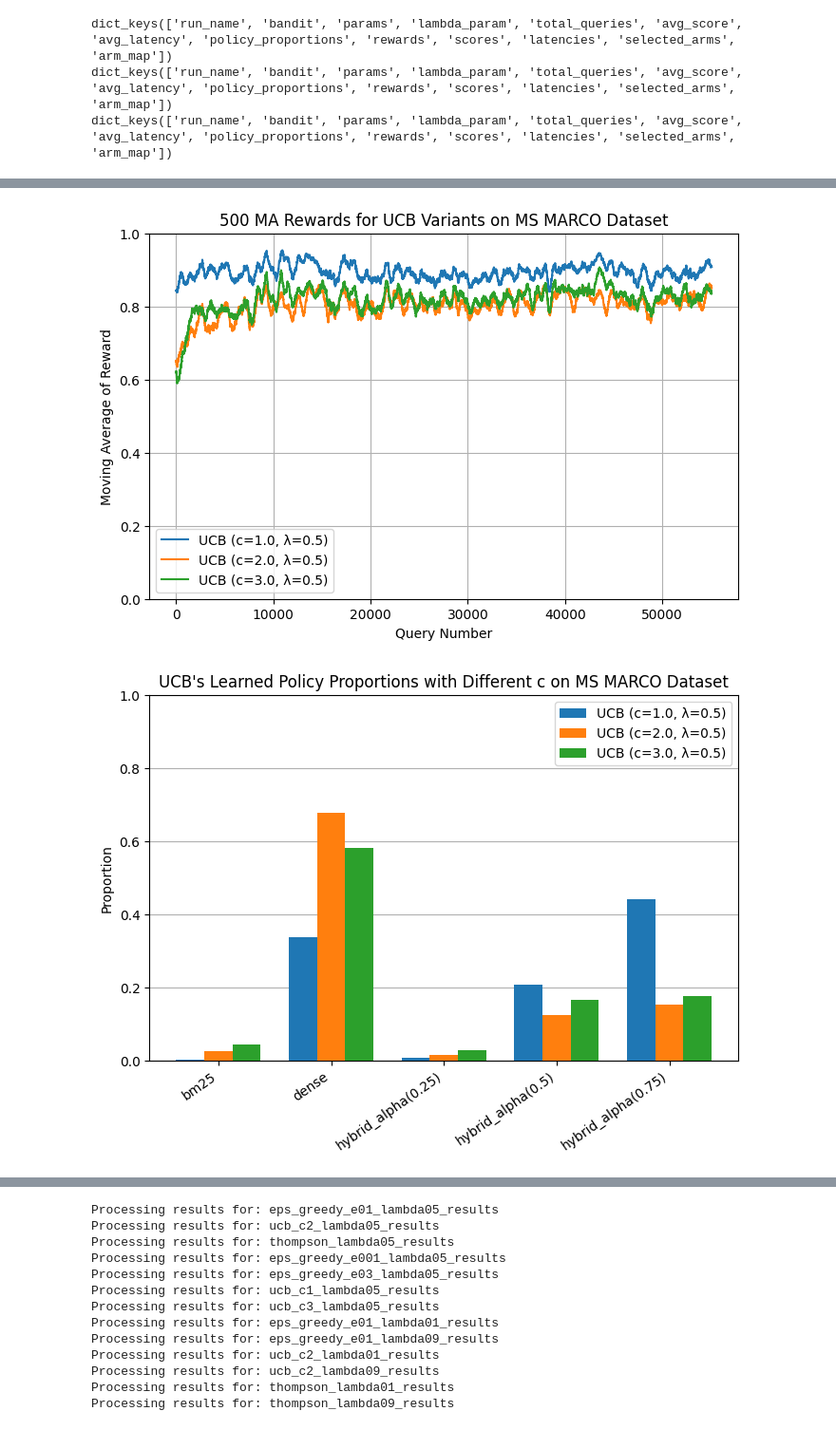
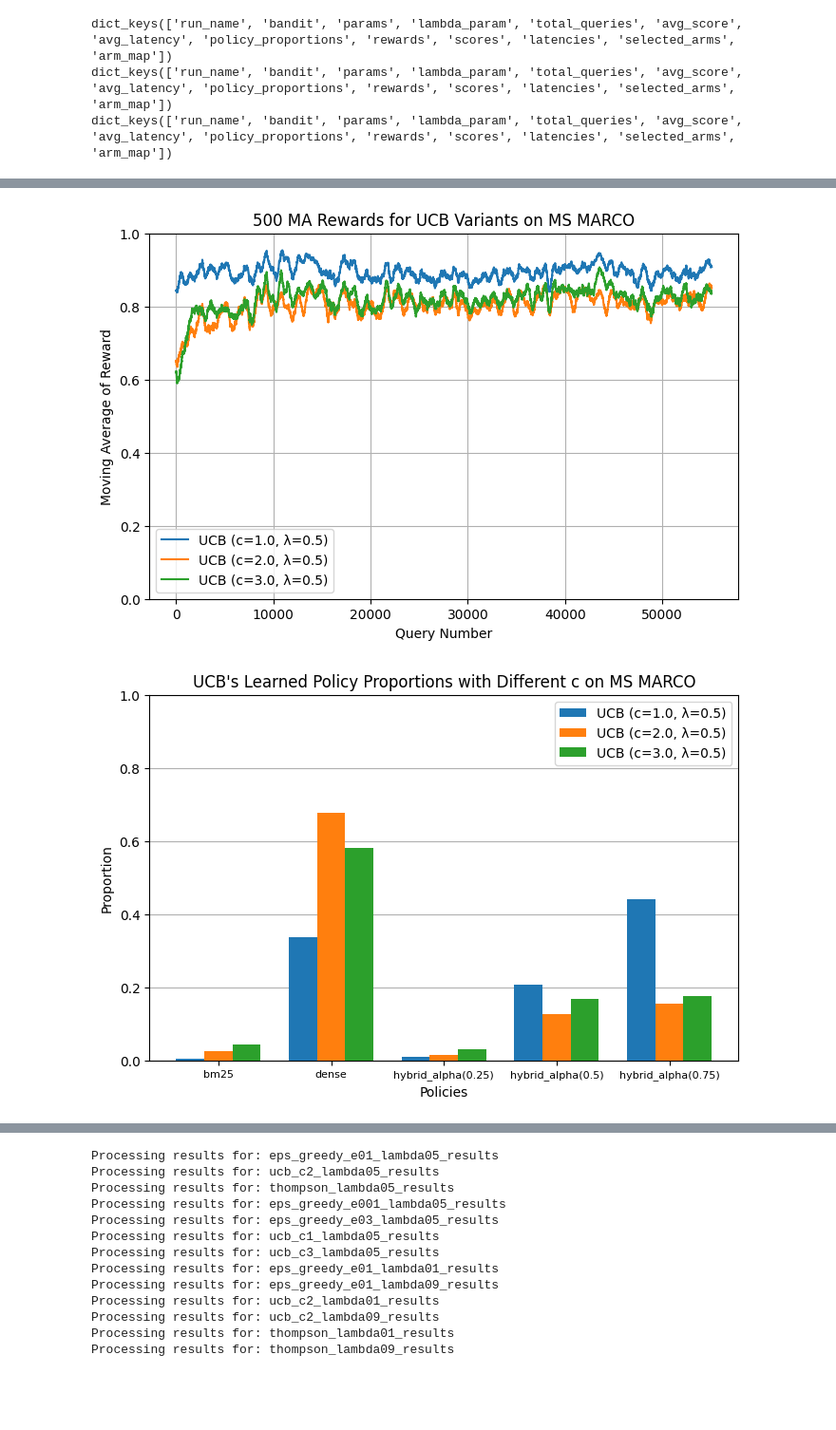
Before and after one commit to zzhenjie01/dsa4213-ay2526-group41, a Jupyter notebook: src/visualization_msmarco.ipynb, the cells around one changed output, grey strips where cells are left out. Shown at 95% size. Saved outputs shown, nothing was run; the diff lists cells and outputs as text; code cells hidden in the pictures; blank space fills up the shorter version.

```diff
--- a/src/visualization_msmarco.ipynb
+++ b/src/visualization_msmarco.ipynb
@@ -171,7 +173,7 @@ plt.figure(figsize=(8, 5))
 plt.plot(ucb_c1_lambda05_ma, label='UCB (c=1.0, λ=0.5)')
 plt.plot(ucb_c2_lambda05_ma, label='UCB (c=2.0, λ=0.5)')
 plt.plot(ucb_c3_lambda05_ma, label='UCB (c=3.0, λ=0.5)')
-plt.title(f'{WINDOW_SIZE} MA Rewards for UCB Variants on MS MARCO Dataset')
+plt.title(f'{WINDOW_SIZE} MA Rewards for UCB Variants on MS MARCO')
 plt.xlabel('Query Number')
 plt.ylabel('Moving Average of Reward')
 plt.ylim(0, 1)
@@ -188,39 +190,40 @@ plt.savefig(
 # Show the plot
 plt.show()
 # %% [output]
-[figure, old version]
+[figure, new version]
 # %%
 # Plot the policy proportions for different c values
 ucb_c1_lambda05_prop = ucb_c1_lambda05_results['policy_proportions']
 ucb_c3_lambda05_prop = ucb_c3_lambda05_results['policy_proportions']
 
 # Plot the proportions on a grouped bar chart
 policies = list(ucb_c1_lambda05_prop.keys())
 x = np.arange(len(policies))
 width = 0.25
 
 plt.figure(figsize=(8, 5))
 plt.bar(x - width, ucb_c1_lambda05_prop.values(), width, label='UCB (c=1.0, λ=0.5)', zorder = 3)
 plt.bar(x, ucb_c2_lambda05_prop.values(), width, label='UCB (c=2.0, λ=0.5)', zorder=3)
 plt.bar(x + width, ucb_c3_lambda05_prop.values(), width, label='UCB (c=3.0, λ=0.5)', zorder=3)
-plt.xticks(x, policies, rotation=35, ha='right')
+plt.xticks(x, policies, fontsize=8)
+plt.xlabel('Policies')
 plt.ylabel('Proportion')
-plt.title('UCB\'s Learned Policy Proportions with Different c on MS MARCO Dataset')
+plt.title('UCB\'s Learned Policy Proportions with Different c on MS MARCO')
 plt.ylim(0, 1)
 plt.grid(axis='y', zorder=0)
 plt.legend()
 
 # Save the plot
 plt.savefig(
     os.path.join(IMAGES_DIR, f'{DATASET_NAME}_ucb_different_c_policy_proportions.png'),
     bbox_inches='tight',
     dpi=300
 )
 
 # Show the plot
 plt.show()
 # %% [output]
-[figure, old version]
+[figure, new version]
 # %%
 eps_greedy_e01_lambda01_path = "../results/EpsilonGreedy_e=0.1_lambda=0.1_metric=recall_seed=42_dataset=ms_marco.json"
 eps_greedy_e01_lambda09_path = "../results/EpsilonGreedy_e=0.1_lambda=0.9_metric=recall_seed=42_dataset=ms_marco.json"
```
Also changed, not shown: parts of 8 cells of this notebook, 22 other files.
